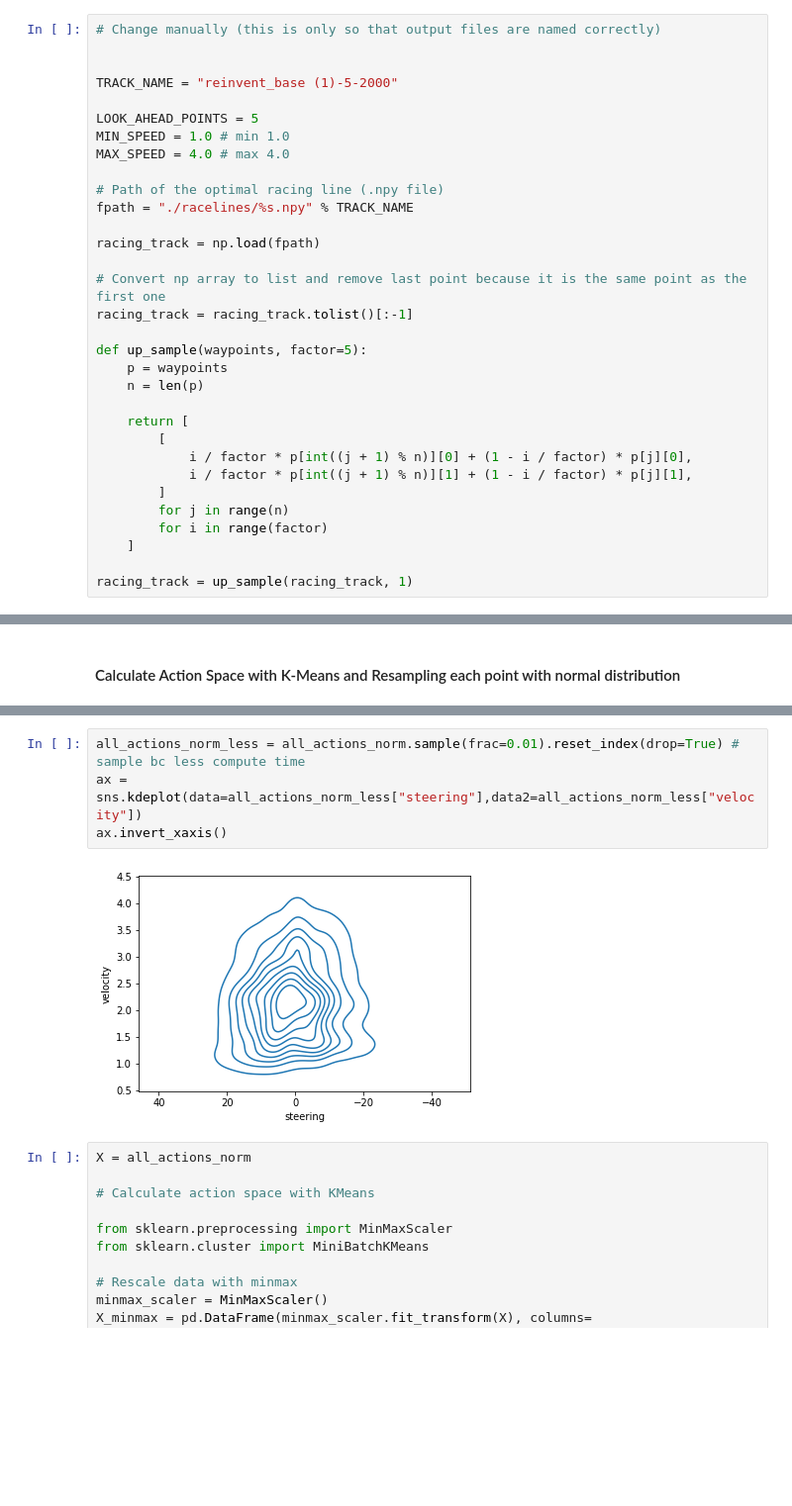
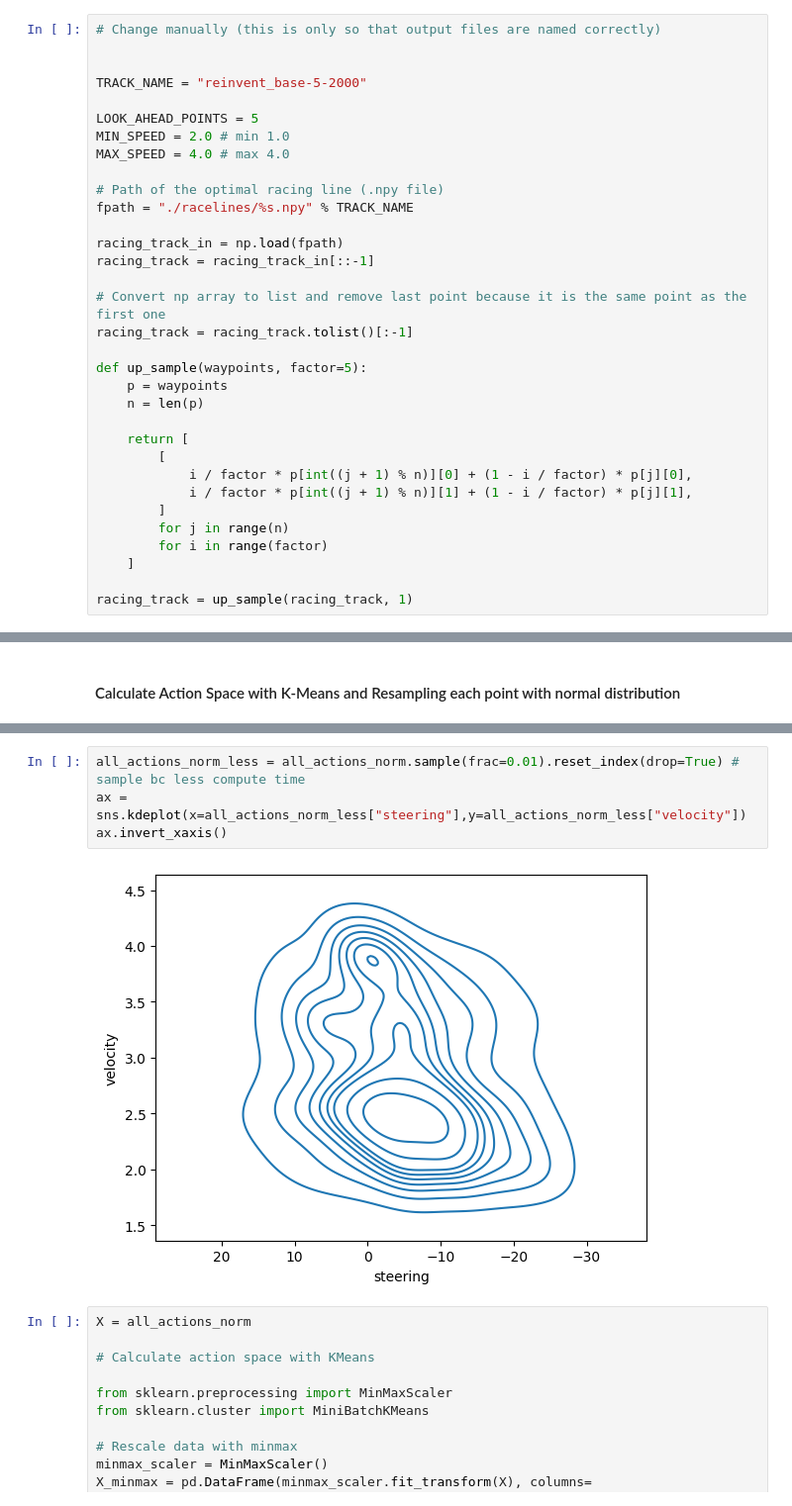
Before and after one commit to peterprib/deepracer, a Jupyter notebook: RaceLine_Speed_ActionSpace.ipynb, the cells around one changed output, grey strips where cells are left out. Shown: that part at 99% size. Drawn from its saved outputs; the diff is of its cells as text; blank space fills up the shorter version.

```diff
--- a/RaceLine_Speed_ActionSpace.ipynb
+++ b/RaceLine_Speed_ActionSpace.ipynb
@@ -43,16 +44,17 @@ available_track_names
 # Change manually (this is only so that output files are named correctly)
 
 
-TRACK_NAME = "reinvent_base (1)-5-2000"
+TRACK_NAME = "reinvent_base-5-2000"
 
 LOOK_AHEAD_POINTS = 5
-MIN_SPEED = 1.0 # min 1.0
+MIN_SPEED = 2.0 # min 1.0
 MAX_SPEED = 4.0 # max 4.0
 
 # Path of the optimal racing line (.npy file)
 fpath = "./racelines/%s.npy" % TRACK_NAME
 
-racing_track = np.load(fpath)
+racing_track_in = np.load(fpath)
+racing_track = racing_track_in[::-1]
 
 # Convert np array to list and remove last point because it is the same point as the first one
 racing_track = racing_track.tolist()[:-1]
@@ -351,9 +357,9 @@ NameError: name 'velocity_sd' is not defined
 # %%
 all_actions_norm_less = all_actions_norm.sample(frac=0.01).reset_index(drop=True) # sample bc less compute time
-ax = sns.kdeplot(data=all_actions_norm_less["steering"],data2=all_actions_norm_less["velocity"])
+ax = sns.kdeplot(x=all_actions_norm_less["steering"],y=all_actions_norm_less["velocity"])
 ax.invert_xaxis()
 # %% [output]
-[figure, old version]
+[figure, new version]
 # %%
 X = all_actions_norm
 
```
Also changed, not shown: parts of 15 cells of this notebook, 35 other files.
